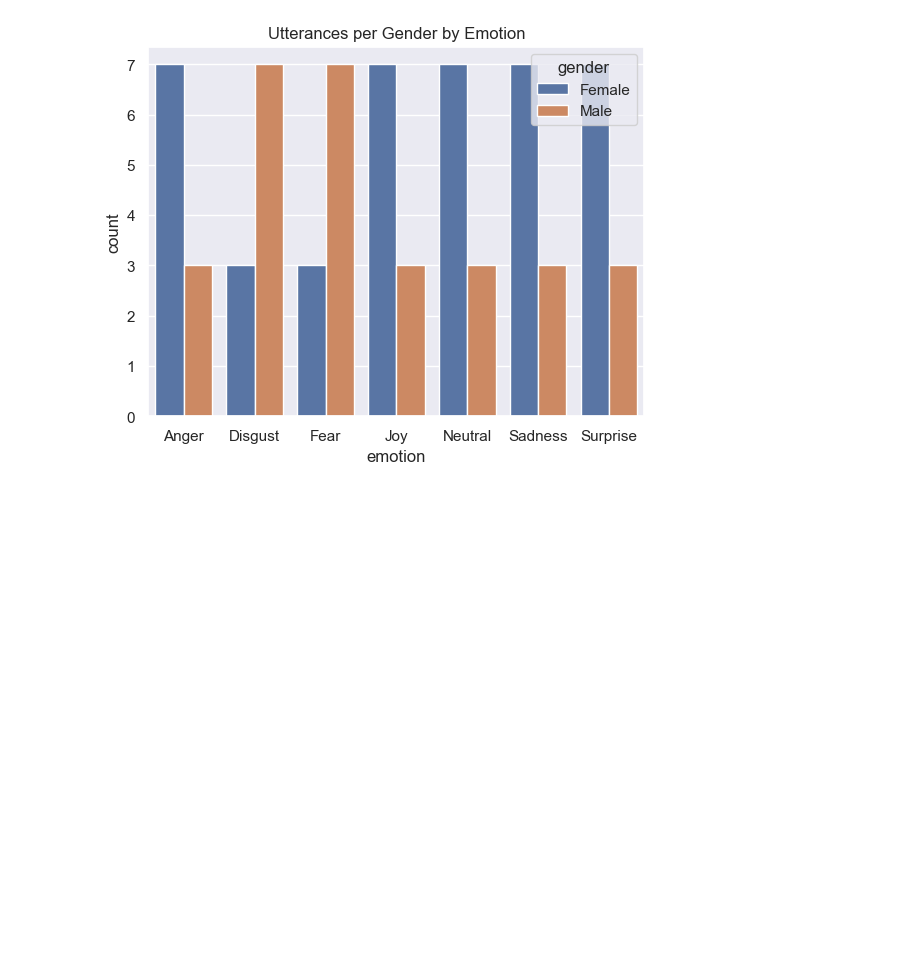
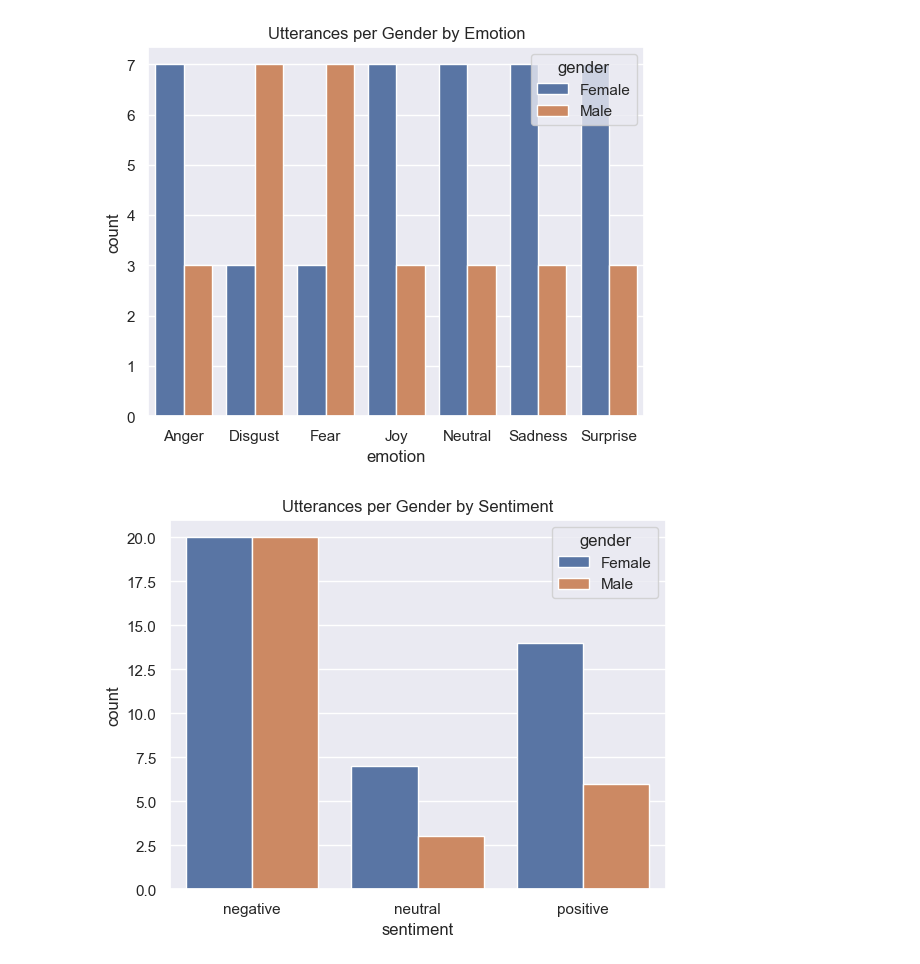
Before and after one commit to isevr/TVEmotion, a Jupyter notebook: TVED dataset.ipynb, the cells around one changed output. Cells and saved outputs as stored; diff of their text form; code cells hidden in the pictures; blank space fills up the shorter version.

```diff
--- a/TVED dataset.ipynb
+++ b/TVED dataset.ipynb
@@ -59,6 +59,17 @@ plt.title('Utterances per Gender by Emotion')
 plt.show()
 # %% [output]
 [figure]
+# %%
+grouped_df = pd.DataFrame(df.groupby('sentiment')['gender'].value_counts())
+
+grouped_df = grouped_df.rename(columns={'gender': 'count'}).reset_index()
+
+sns.barplot(x='sentiment', y='count', hue='gender', data=grouped_df)
+
+plt.title('Utterances per Gender by Sentiment')
+plt.show()
+# %% [output]
+[figure, added]
 # %%
 import os
 from moviepy.editor import VideoFileClip
```
Also changed, not shown: parts of 10 cells of this notebook.
